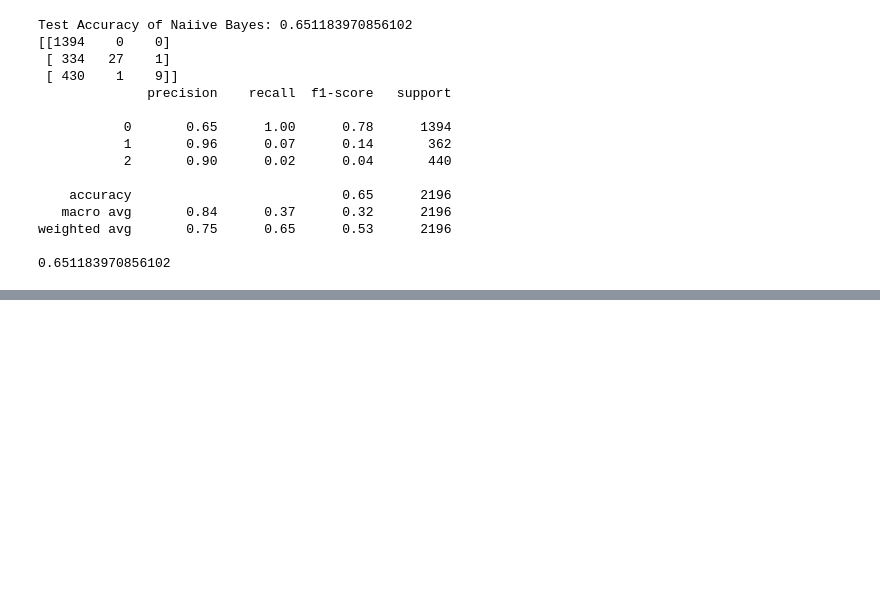
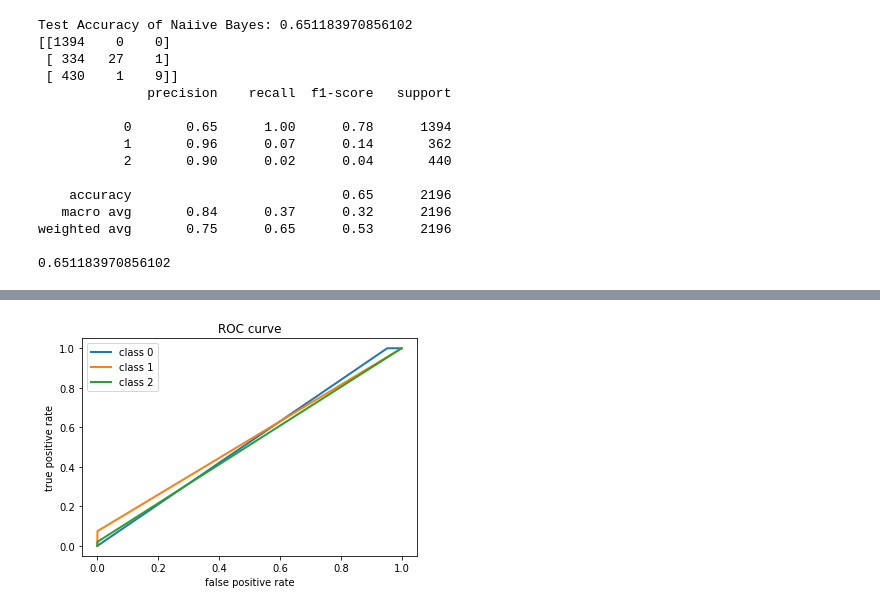
Before and after one commit to zghoulalaa/Data_Analytics_Project, a Jupyter notebook: naiive_bayes.ipynb, the cells around one changed output, grey strips where cells are left out. Cells and saved outputs as stored; diff of their text form; code cells hidden in the pictures; blank space fills up the shorter version.

```diff
--- a/naiive_bayes.ipynb
+++ b/naiive_bayes.ipynb
@@ -100,0 +129,17 @@ weighted avg       0.75      0.65      0.53      2196
+# %%
+# roc curve
+fpr = dict()
+tpr = dict()
+
+for i in range(n_classes):
+    fpr[i], tpr[i], _ = roc_curve(y_test_b[:, i],
+                                  y_score_b[:, i])
+    plt.plot(fpr[i], tpr[i], lw=2, label='class {}'.format(i))
+
+plt.xlabel("false positive rate")
+plt.ylabel("true positive rate")
+plt.legend(loc="best")
+plt.title("ROC curve")
+plt.show()
+# %% [output]
+[figure, added]
```
Also changed, not shown: parts of 2 cells of this notebook, 3 other files.
